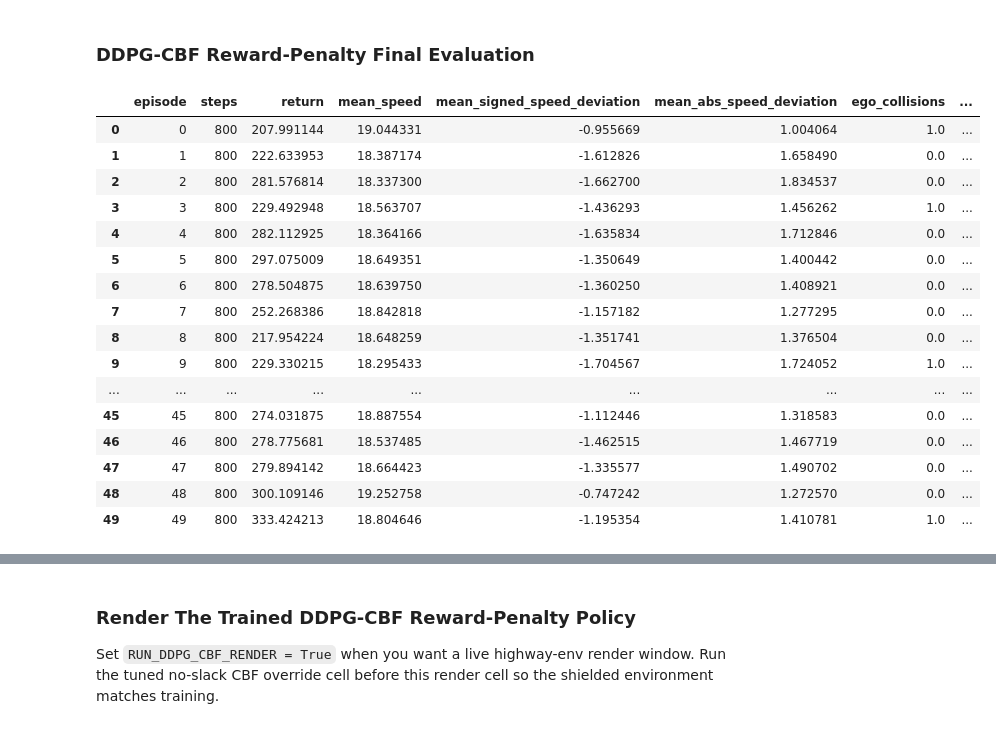
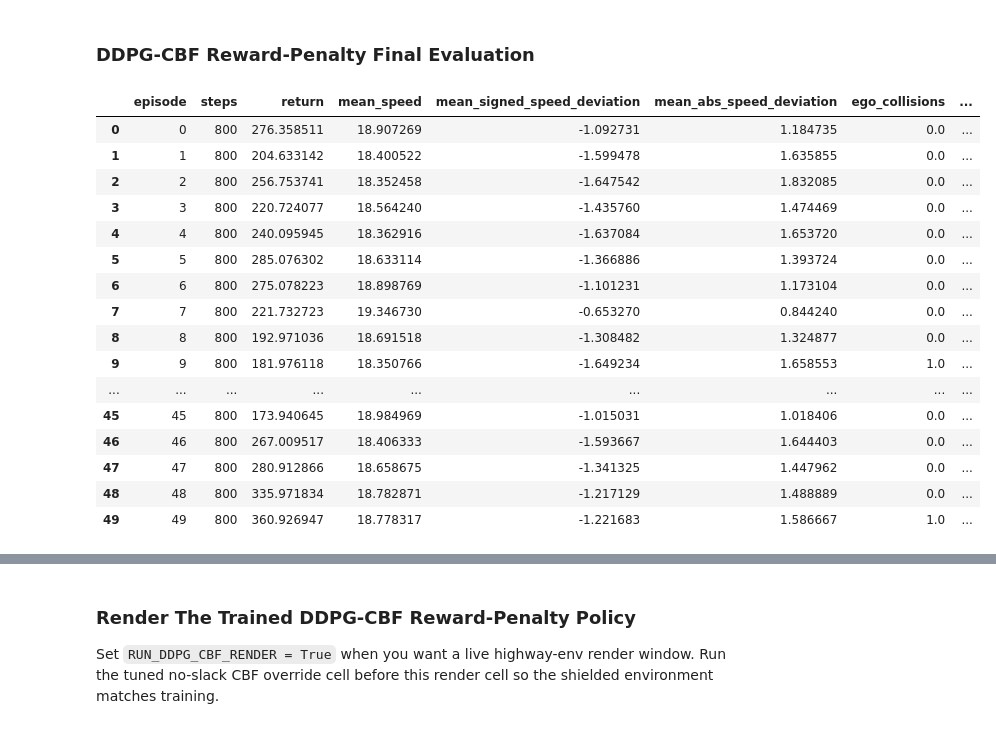
Before and after one commit to AhmadAssaad711/highway-rl-decision-making, a Jupyter notebook: highway-rl-decision-making/notebooks/lanelessKaralakou.ipynb, the cells around one changed output, grey strips where cells are left out. Saved outputs shown, nothing was run; the diff lists cells and outputs as text; code cells hidden in the pictures.

Commit message:
BugInEValuation

```diff
--- a/highway-rl-decision-making/notebooks/lanelessKaralakou.ipynb
+++ b/highway-rl-decision-making/notebooks/lanelessKaralakou.ipynb
@@ -343,7 +355,7 @@ ENV_CONFIG = {
     "dt": 0.25,
     "simulation_frequency": 4,
     "policy_frequency": 4,
-    "vehicles_count": 70,
+    "vehicles_count": 35,
     "neighbors_count": 5,
     "sensing_range": 80.0,
     "episode_steps": 800,
@@ -1235,8 +1323,8 @@ CBF_EPS_SIDE = max(
     (CBF_TARGET_PAIR_DY - (CBF_REFERENCE_EGO_WIDTH + CBF_REFERENCE_SOCIAL_WIDTH) / np.sqrt(2.0)) / 4.0,
     0.0,
 )
-CBF_K0 = 8.0
-CBF_K1 = 0.5
+CBF_K0 = 2.0
+CBF_K1 = 4.0
 CBF_NEIGHBOR_RANGE = float(ENV_CONFIG["sensing_range"])
 CBF_FILTER_REWARD_LAMBDA = 0.05
 
@@ -2332,33 +2426,52 @@ print("Saved DDPG-CBF plot to", DDPG_CBF_PLOT_PATH)
 # %% [markdown]
 ### DDPG-CBF Reward-Penalty Final Evaluation
 # %%
-ddpg_cbf_trained_model = DDPG.load(str(DDPG_CBF_MODEL_PATH), device=DEVICE)
-ddpg_cbf_final_metrics = evaluate_cbf_policy_with_metrics(
-    ddpg_cbf_trained_model,
-    episodes=FINAL_EVAL_EPISODES,
-    seed=SEED + 90_000,
-    deterministic=True,
-    lambda_filter=CBF_FILTER_REWARD_LAMBDA,
+import subprocess
+
+DDPG_CBF_FINAL_METRICS_PATH = ARTIFACT_DIR / "ddpg_cbf_flat42_vmax24_noslack_tuned_laneless_karalakou_final_metrics.csv"
+ddpg_cbf_eval_command = [
+    sys.executable,
+    str(PROJECT_ROOT / "scripts" / "evaluate_laneless_karalakou.py"),
+    "--variant",
+    "ddpg-cbf",
+    "--episodes",
+    str(FINAL_EVAL_EPISODES),
+    "--seed",
+    str(SEED + 90_000),
+    "--output",
+    str(DDPG_CBF_FINAL_METRICS_PATH),
+    "--device",
+    DEVICE,
+    "--project-root",
+    str(PROJECT_ROOT),
+]
+ddpg_cbf_eval_result = subprocess.run(
+    ddpg_cbf_eval_command,
+    cwd=str(PROJECT_ROOT),
+    text=True,
 )
+if ddpg_cbf_eval_result.returncode != 0:
+    raise RuntimeError(f"DDPG-CBF final evaluation subprocess failed with exit code {ddpg_cbf_eval_result.returncode}")
+ddpg_cbf_final_metrics = pd.read_csv(DDPG_CBF_FINAL_METRICS_PATH)
 display(ddpg_cbf_final_metrics)
 display(ddpg_cbf_final_metrics.drop(columns=["episode"]).mean().to_frame("mean"))
 # %% [output]
 |  | episode | steps | return | mean_speed | mean_signed_speed_deviation | mean_abs_speed_deviation | ego_collisions | ... |
-| 0 | 0 | 800 | 207.991144 | 19.044331 | -0.955669 | 1.004064 | 1.0 | ... |
-| 1 | 1 | 800 | 222.633953 | 18.387174 | -1.612826 | 1.658490 | 0.0 | ... |
-| 2 | 2 | 800 | 281.576814 | 18.337300 | -1.662700 | 1.834537 | 0.0 | ... |
-| 3 | 3 | 800 | 229.492948 | 18.563707 | -1.436293 | 1.456262 | 1.0 | ... |
-| 4 | 4 | 800 | 282.112925 | 18.364166 | -1.635834 | 1.712846 | 0.0 | ... |
-| 5 | 5 | 800 | 297.075009 | 18.649351 | -1.350649 | 1.400442 | 0.0 | ... |
-| 6 | 6 | 800 | 278.504875 | 18.639750 | -1.360250 | 1.408921 | 0.0 | ... |
-| 7 | 7 | 800 | 252.268386 | 18.842818 | -1.157182 | 1.277295 | 0.0 | ... |
-| 8 | 8 | 800 | 217.954224 | 18.648259 | -1.351741 | 1.376504 | 0.0 | ... |
-| 9 | 9 | 800 | 229.330215 | 18.295433 | -1.704567 | 1.724052 | 1.0 | ... |
+| 0 | 0 | 800 | 276.358511 | 18.907269 | -1.092731 | 1.184735 | 0.0 | ... |
+| 1 | 1 | 800 | 204.633142 | 18.400522 | -1.599478 | 1.635855 | 0.0 | ... |
+| 2 | 2 | 800 | 256.753741 | 18.352458 | -1.647542 | 1.832085 | 0.0 | ... |
+| 3 | 3 | 800 | 220.724077 | 18.564240 | -1.435760 | 1.474469 | 0.0 | ... |
+| 4 | 4 | 800 | 240.095945 | 18.362916 | -1.637084 | 1.653720 | 0.0 | ... |
+| 5 | 5 | 800 | 285.076302 | 18.633114 | -1.366886 | 1.393724 | 0.0 | ... |
+| 6 | 6 | 800 | 275.078223 | 18.898769 | -1.101231 | 1.173104 | 0.0 | ... |
+| 7 | 7 | 800 | 221.732723 | 19.346730 | -0.653270 | 0.844240 | 0.0 | ... |
+| 8 | 8 | 800 | 192.971036 | 18.691518 | -1.308482 | 1.324877 | 0.0 | ... |
+| 9 | 9 | 800 | 181.976118 | 18.350766 | -1.649234 | 1.658553 | 1.0 | ... |
 | ... | ... | ... | ... | ... | ... | ... | ... | ... |
-| 45 | 45 | 800 | 274.031875 | 18.887554 | -1.112446 | 1.318583 | 0.0 | ... |
-| 46 | 46 | 800 | 278.775681 | 18.537485 | -1.462515 | 1.467719 | 0.0 | ... |
-| 47 | 47 | 800 | 279.894142 | 18.664423 | -1.335577 | 1.490702 | 0.0 | ... |
-| 48 | 48 | 800 | 300.109146 | 19.252758 | -0.747242 | 1.272570 | 0.0 | ... |
-| 49 | 49 | 800 | 333.424213 | 18.804646 | -1.195354 | 1.410781 | 1.0 | ... |
+| 45 | 45 | 800 | 173.940645 | 18.984969 | -1.015031 | 1.018406 | 0.0 | ... |
+| 46 | 46 | 800 | 267.009517 | 18.406333 | -1.593667 | 1.644403 | 0.0 | ... |
+| 47 | 47 | 800 | 280.912866 | 18.658675 | -1.341325 | 1.447962 | 0.0 | ... |
+| 48 | 48 | 800 | 335.971834 | 18.782871 | -1.217129 | 1.488889 | 0.0 | ... |
+| 49 | 49 | 800 | 360.926947 | 18.778317 | -1.221683 | 1.586667 | 1.0 | ... |
 |  | mean |
 | steps | 800.000000 |
```
Also changed, not shown: parts of 17 cells of this notebook, 6 other files.
